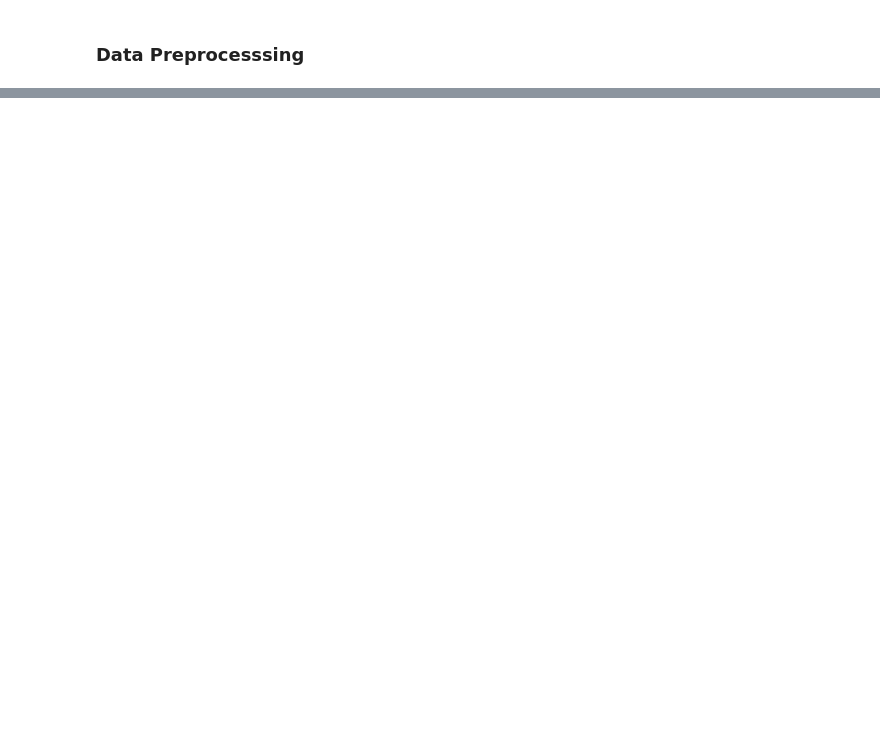
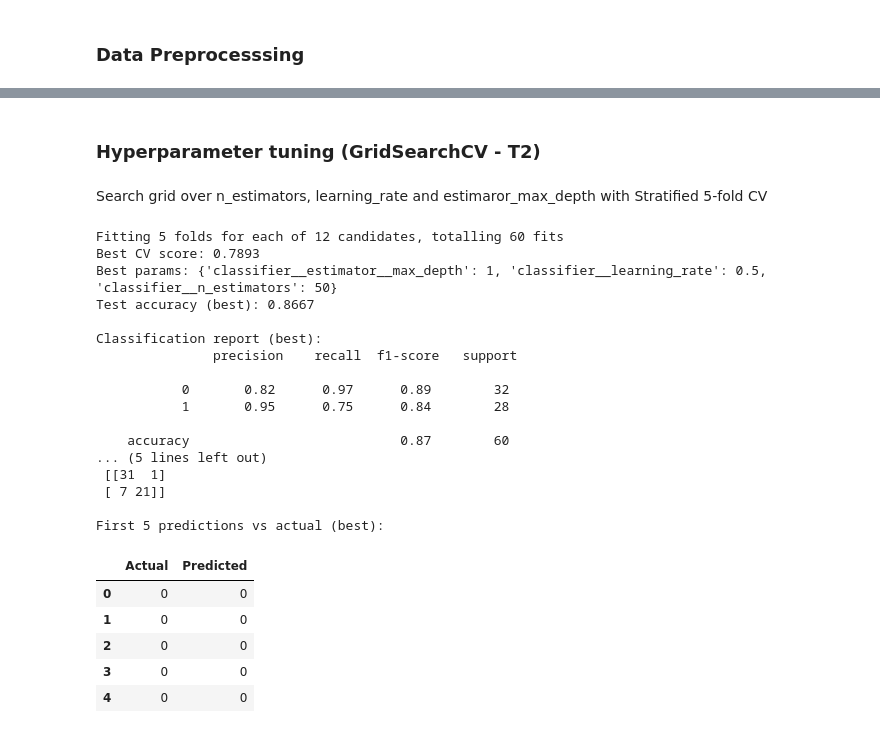
Before and after one commit to Mahanidhii/Machine-Learning-Projects, a Jupyter notebook: Heart Disease Predction/Heart Disease Prediction.ipynb, the cells around one changed output, grey strips where cells are left out. Cells and saved outputs as stored; diff of their text form; code cells hidden in the pictures; blank space fills up the shorter version.

```diff
--- a/Heart Disease Predction/Heart Disease Prediction.ipynb
+++ b/Heart Disease Predction/Heart Disease Prediction.ipynb
@@ -45,0 +227,51 @@ model.fit(X_train, y_train)
+# %% [markdown]
+### Hyperparameter tuning (GridSearchCV - T2)
+# %% [markdown]
+Search grid over n_estimators, learning_rate and estimaror_max_depth with Stratified 5-fold CV
+# %%
+param_grid = {
+    'classifier__n_estimators': [50, 100, 200],
+    'classifier__learning_rate': [0.5, 1.0],
+    'classifier__estimator__max_depth': [1, 2]
+}
+cv = StratifiedKFold(n_splits=5, shuffle=True, random_state=42)
+
+grid = GridSearchCV(pipe, param_grid, cv=cv, scoring='accuracy', n_jobs=-1, verbose=1)
+grid.fit(X_train, y_train)
+
+print('Best CV score: {:.4f}'.format(grid.best_score_))
+print('Best params:', grid.best_params_)
+
+best = grid.best_estimator_
+y_pred_best = best.predict(X_test)
+print('Test accuracy (best): {:.4f}'.format(accuracy_score(y_test, y_pred_best)))
+print('\nClassification report (best):\n', classification_report(y_test, y_pred_best))
+print('\nConfusion matrix (best):\n', confusion_matrix(y_test, y_pred_best))
+
+comp_best = pd.DataFrame({'Actual': y_test.values, 'Predicted': y_pred_best}).reset_index(drop=True)
+print('\nFirst 5 predictions vs actual (best):')
+comp_best.head(5)
+# %% [output]
+Fitting 5 folds for each of 12 candidates, totalling 60 fits
+Best CV score: 0.7893
+Best params: {'classifier__estimator__max_depth': 1, 'classifier__learning_rate': 0.5, 'classifier__n_estimators': 50}
+Test accuracy (best): 0.8667
+
+Classification report (best):
+               precision    recall  f1-score   support
+
+           0       0.82      0.97      0.89        32
+           1       0.95      0.75      0.84        28
+
+    accuracy                           0.87        60
+... (5 lines left out)
+ [[31  1]
+ [ 7 21]]
+
+First 5 predictions vs actual (best):
+|  | Actual | Predicted |
+| 0 | 0 | 0 |
+| 1 | 0 | 0 |
+| 2 | 0 | 0 |
+| 3 | 0 | 0 |
+| 4 | 0 | 0 |
```
Also changed, not shown: parts of 20 cells of this notebook.
